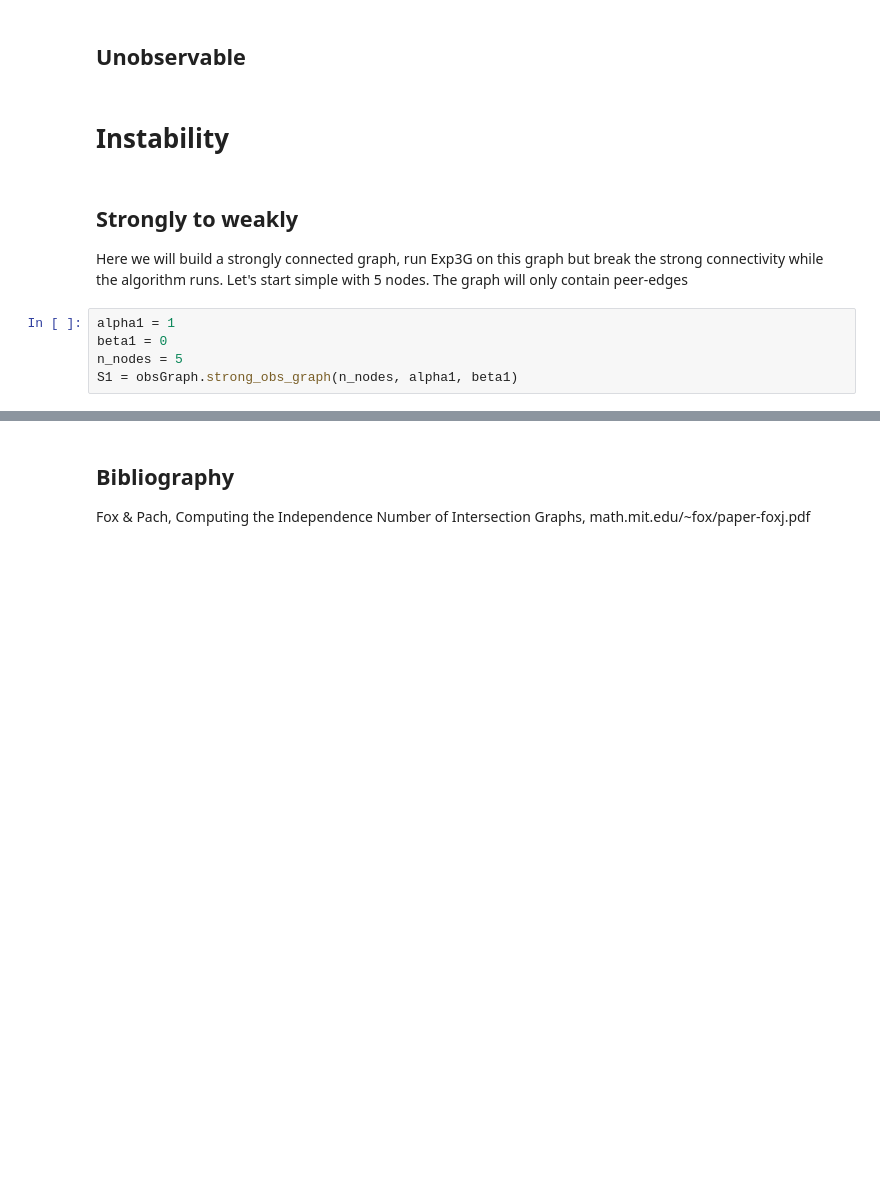
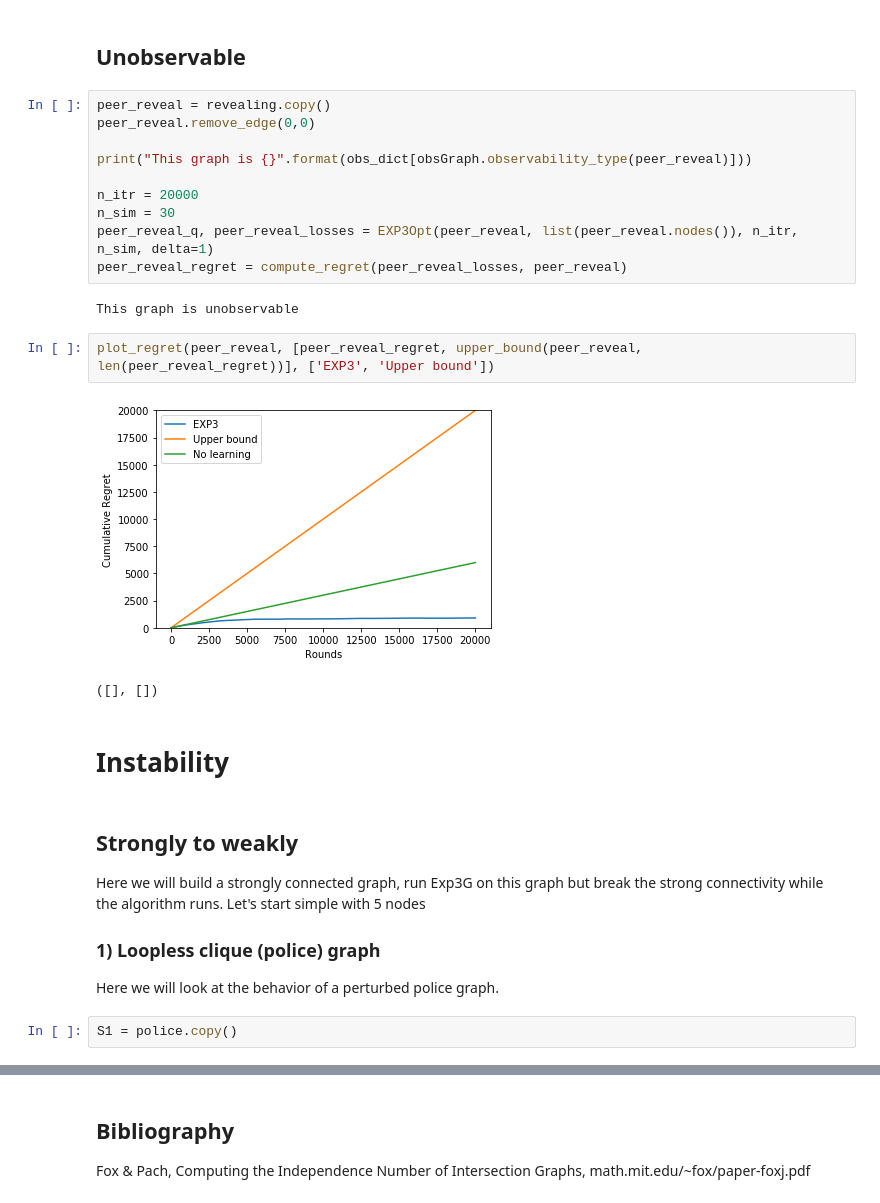
Before and after one commit to funboarder13920/GML-Project, a Jupyter notebook: EXP3.ipynb, the cells around one changed output, grey strips where cells are left out. Drawn from its saved outputs; the diff is of its cells as text; blank space fills up the shorter version.

```diff
--- a/EXP3.ipynb
+++ b/EXP3.ipynb
@@ -213,17 +321,35 @@ plot_regret(revealing, [full_feedback_regret[:min_t], bandit_regret[:min_t], pol
 # %% [markdown]
 ## Unobservable
+# %%
+peer_reveal = revealing.copy()
+peer_reveal.remove_edge(0,0)
+
+print("This graph is {}".format(obs_dict[obsGraph.observability_type(peer_reveal)]))
+
+n_itr = 20000
+n_sim = 30
+peer_reveal_q, peer_reveal_losses = EXP3Opt(peer_reveal, list(peer_reveal.nodes()), n_itr, n_sim, delta=1)
+peer_reveal_regret = compute_regret(peer_reveal_losses, peer_reveal)
+# %% [output]
+This graph is unobservable
+# %%
+plot_regret(peer_reveal, [peer_reveal_regret, upper_bound(peer_reveal, len(peer_reveal_regret))], ['EXP3', 'Upper bound'])
+# %% [output]
+[figure, added]
+([], [])
 # %% [markdown]
 # Instability
 # %% [markdown]
 ## Strongly to weakly
 
 Here we will build a strongly connected graph, run Exp3G on this graph but break the strong connectivity while the algorithm runs.
-Let's start simple with 5 nodes. The graph will only contain peer-edges
+Let's start simple with 5 nodes
+
+### 1) Loopless clique (police) graph
+
+Here we will look at the behavior of a perturbed police graph.
-# %%
-alpha1 = 1
-beta1 = 0
-n_nodes = 5
-S1 = obsGraph.strong_obs_graph(n_nodes, alpha1, beta1)
+# %%
+S1 = police.copy()
 # %%
 nx.draw(S1)  # networkx draw()
 plt.draw()
```
Also changed, not shown: parts of 51 cells of this notebook, 2 other files.
